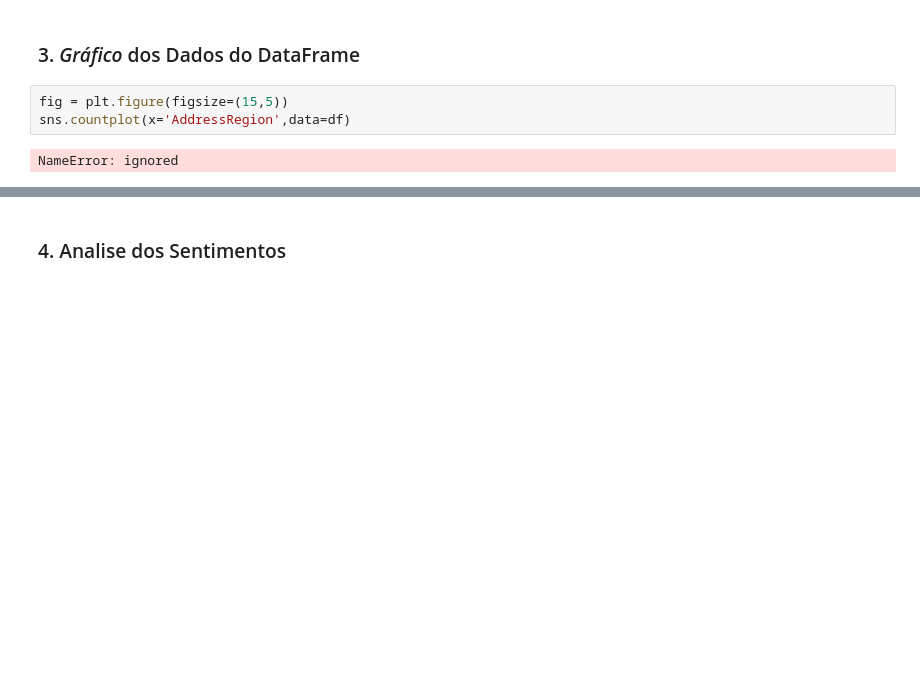
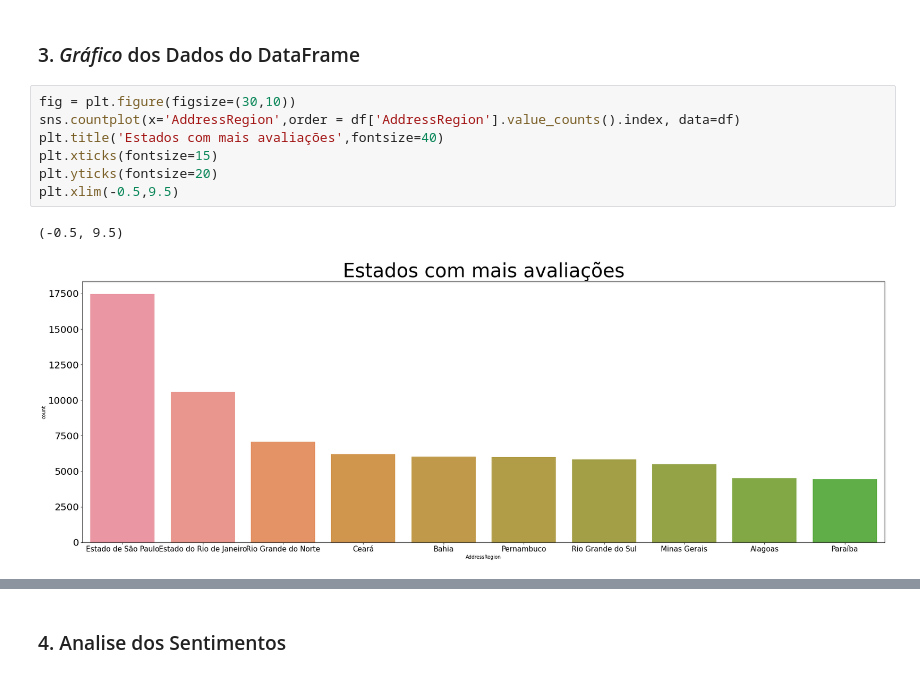
Before and after one commit to danielleitesoares/Work_Sentimental_Analyzer_Of_Restaurant_Issue, a Jupyter notebook: Analise_dos_Sentimentos_Restaurantes.ipynb, the cells around one changed output, grey strips where cells are left out. Saved outputs shown, nothing was run; the diff lists cells and outputs as text; blank space fills up the shorter version.

```diff
--- a/Analise_dos_Sentimentos_Restaurantes.ipynb
+++ b/Analise_dos_Sentimentos_Restaurantes.ipynb
@@ -170,9 +182,14 @@ OSError: ignored
 # %% [markdown]
 ### 3. *Gráfico* dos Dados do DataFrame
-# %%
-fig = plt.figure(figsize=(15,5))
-sns.countplot(x='AddressRegion',data=df)
-# %% [output]
-NameError: ignored
+# %%
+fig = plt.figure(figsize=(30,10))
+sns.countplot(x='AddressRegion',order = df['AddressRegion'].value_counts().index, data=df)
+plt.title('Estados com mais avaliações',fontsize=40)
+plt.xticks(fontsize=15)
+plt.yticks(fontsize=20)
+plt.xlim(-0.5,9.5)
+# %% [output]
+(-0.5, 9.5)
+[figure, added]
 # %%
 sns.countplot(dados.groupby('publicationDate').userLocation.count());
```
Also changed, not shown: parts of 10 cells of this notebook.
